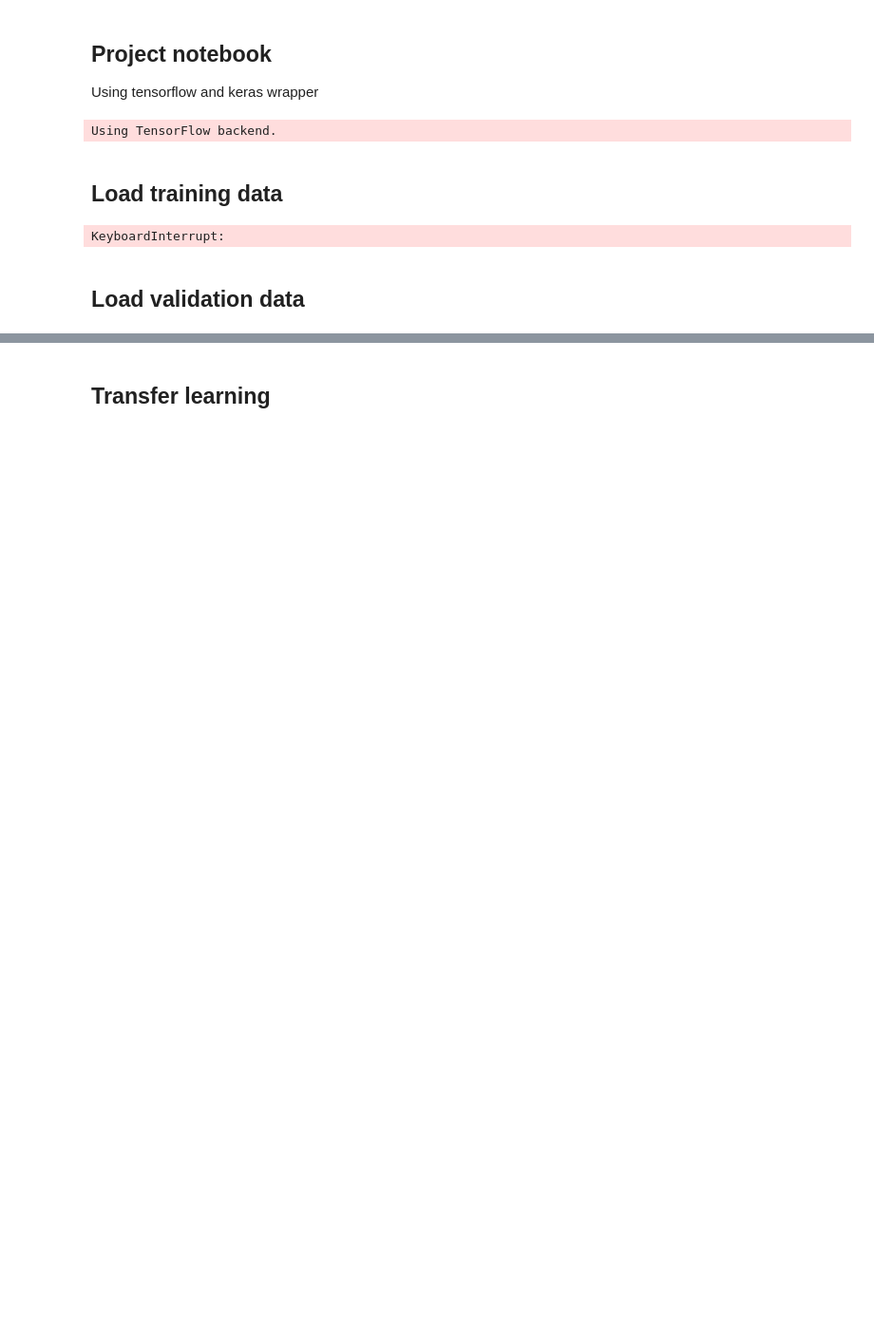
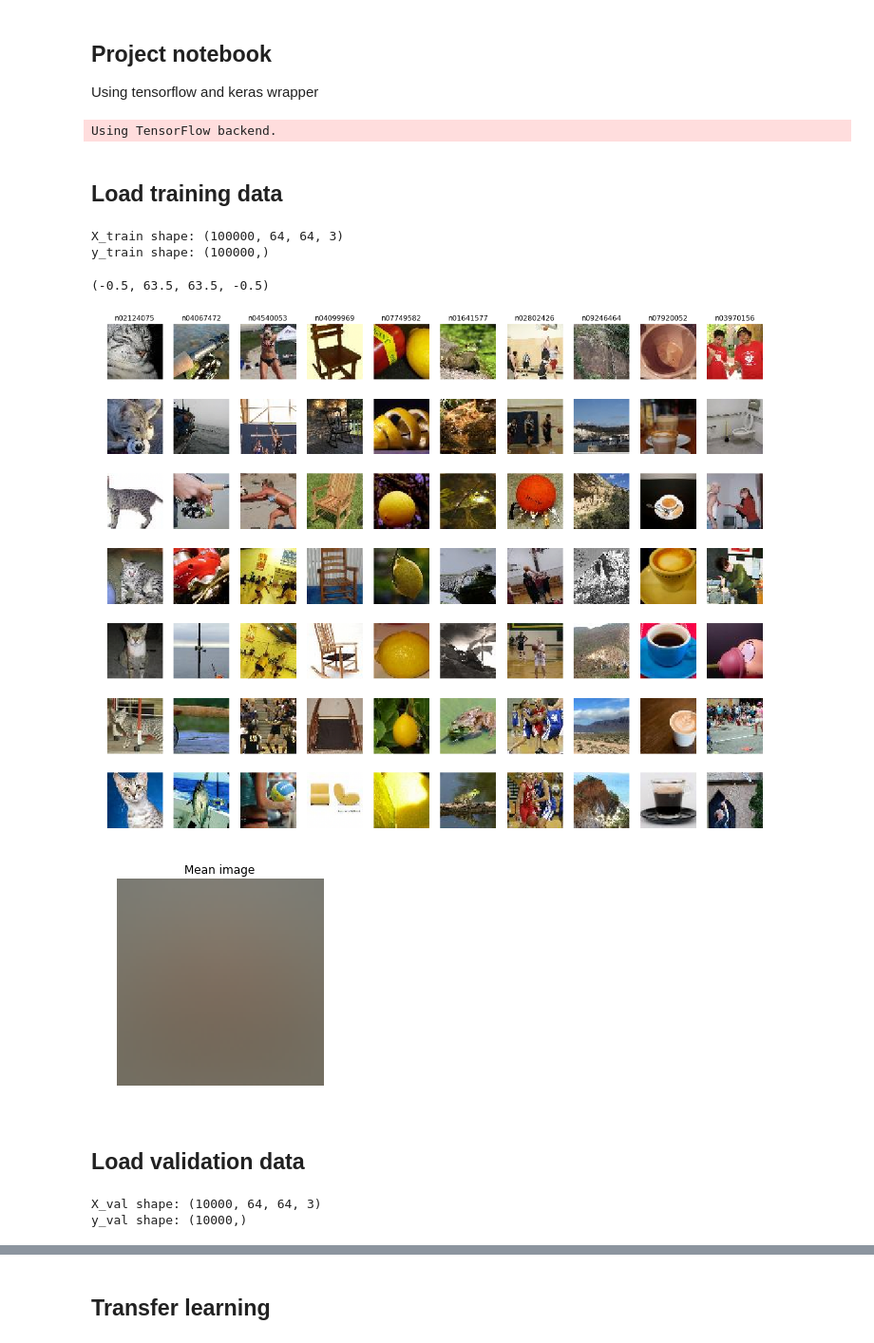
Before and after one commit to lucky29zrh/cs231n, a Jupyter notebook: project/project.ipynb, the cells around one changed output, grey strips where cells are left out. Shown at 95% size. Saved outputs shown, nothing was run; the diff lists cells and outputs as text; code cells hidden in the pictures; blank space fills up the shorter version.

```diff
--- a/project/project.ipynb
+++ b/project/project.ipynb
@@ -41,45 +43,42 @@ Using TensorFlow backend.
 X_train, y_train, meanImage, labels = utils.load_training_data();
 
 num_classes = len(labels);
-crop = 4;
-X_train = utils.crop_image(X_train, crop, crop);
-print("cropped X_train shape:", X_train.shape)
-print("number of classes = ", num_classes)
 # %% [output]
-KeyboardInterrupt:
+X_train shape: (100000, 64, 64, 3)
+y_train shape: (100000,)
 # %%
 # Visualize some examples from the dataset.
 # We show a few examples of training images from each class.
-if crop != 0:
-    meanImageCropped = meanImage[crop:-crop, crop:-crop, :];
-else:
-    meanImageCropped = meanImage;
-
 classes = labels[0:10];
 num_classes = len(classes);
 samples_per_class = 7;
 for y, cls in enumerate(classes):
     idxs = np.flatnonzero(y_train == y)
     idxs = np.random.choice(idxs, samples_per_class, replace=False)
     for i, idx in enumerate(idxs):
         plt_idx = i * num_classes + y + 1
         plt.subplot(samples_per_class, num_classes, plt_idx)
-        plt.imshow((128*X_train[idx] + meanImageCropped).astype('uint8'), interpolation="nearest")
+        plt.imshow((128*X_train[idx] + meanImage).astype('uint8'), interpolation="nearest")
         plt.axis('off')
         if i == 0:
             plt.title(cls)
 
 # mean image
 plt.figure(figsize = (5,4));
 plt.imshow(meanImage.astype('uint8'), interpolation="nearest")
 plt.title('Mean image')
 plt.axis('off')
+# %% [output]
+(-0.5, 63.5, 63.5, -0.5)
+[figure, added]
+[figure, added]
 # %% [markdown]
 ## Load validation data
 # %%
 X_val, y_val = utils.load_validation_data(labels, meanImage);
-X_val = utils.crop_image(X_val, crop, crop);
-print("cropped X_val shape:", X_val.shape)
+# %% [output]
+X_val shape: (10000, 64, 64, 3)
+y_val shape: (10000,)
 # %%
 # Visualize some examples from the dataset.
 # We show a few examples of training images from each class.
```
Also changed, not shown: parts of 20 cells of this notebook, 17 other files.
